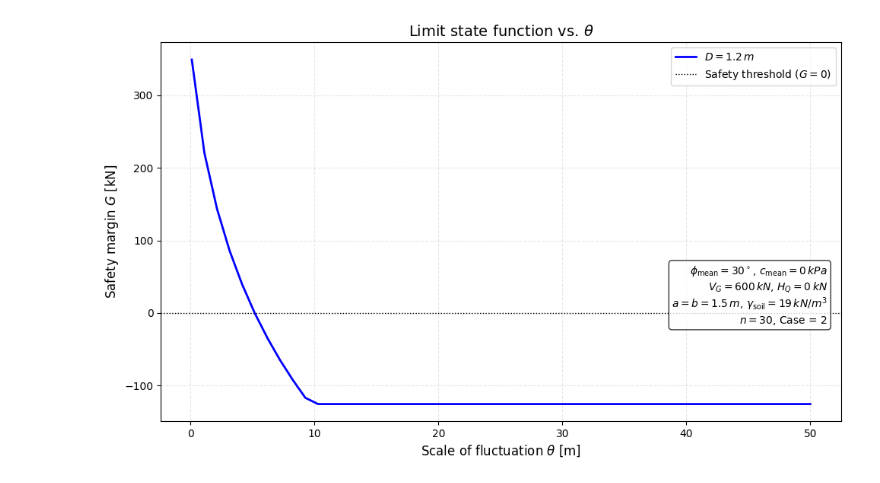
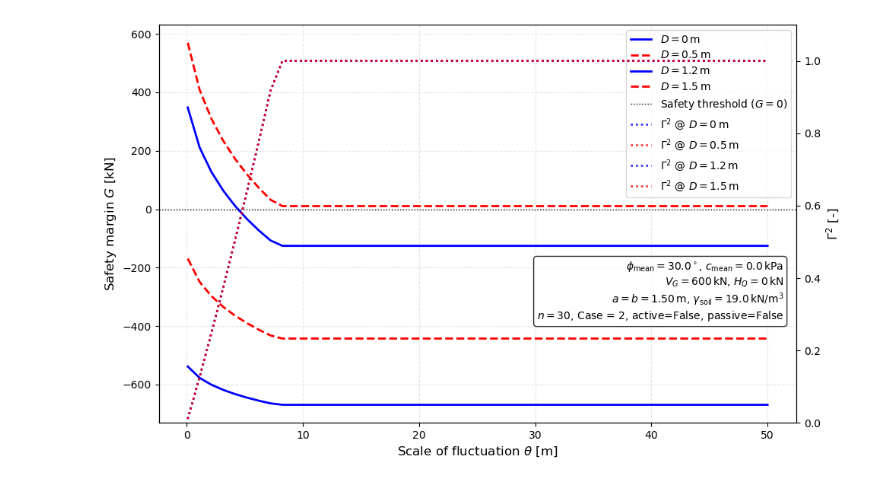
Before and after one commit to glorkcy/reliability_SOF, a Jupyter notebook: grundbruch_foundation.ipynb, the cells around one changed output. Saved outputs shown, nothing was run; the diff lists cells and outputs as text; code cells hidden in the pictures.

```diff
--- a/grundbruch_foundation.ipynb
+++ b/grundbruch_foundation.ipynb
@@ -319,44 +364,85 @@ delta_action_deg: 0.0
 # %%
-plt.figure(figsize=(10, 6))
+# ==========================================================
+# PLOTTING: G vs. θ (left axis) + Γ (right axis) for various D
+# ==========================================================
+fig, ax1 = plt.subplots(figsize=(10, 6))
+ax2 = ax1.twinx()  # secondary y-axis for Gamma
+
+# safe cycles in case colors/linestyles are shorter than D_values
+color_cycle = itertools.cycle(colors if colors else ["C0", "C1", "C2", "C3"])
+ls_cycle    = itertools.cycle(line_styles if line_styles else ["-", "--", ":", "-."])
+
+handles, labels = [], []
 
 # --- Loop over embedment depths ---
-for D, color, ls in zip(D_values, colors, line_styles):
+for D in D_values:
+    color = next(color_cycle)
+    ls    = next(ls_cycle)
+
     G_values = []
+    Gamma_values = []   # store Γ = sqrt(gamma_sq)
+
     for theta in theta_values:
-        # Run analysis
-        res =result(a, b, D, gamma_soil, phi_mean, c_mean, V_G, H_Q,
-           phi_cov, theta, c_cov, theta,
-           alpha_4017, beta_4017, Case, n,
-           use_active=False, use_passive=False)
-        G_values.append(res['G'])
+        sol = solve_gamma_phi_fixed_point(
+            a=a, b=b, D=D, gamma_soil=gamma_soil,
+            phi_mean=phi_mean, c_mean=c_mean, V_G=V_G, H_Q=H_Q,
+            phi_cov=phi_cov, phi_theta=float(theta),
+            alpha_4017=alpha_4017, beta_4017=beta_4017, Case=Case, n=n,
+            use_active=USE_ACTIVE, use_passive=USE_PASSIVE,
+            tol=1e-4, itmax=100
+        )
+        G_values.append(sol["G"])
+        Gamma_values.append(max(sol["gamma_sq"], 0.0))
 
-    # Plot the curve for this D
-    plt.plot(theta_values, G_values, color=color, linestyle=ls, linewidth=2,
-             label=rf'$D = {D}\,m$')
+    # Plot G (left axis)
+    hG, = ax1.plot(
+        theta_values, G_values,
+        color=color, linestyle=ls, linewidth=2,
+        label=rf"$D = {D}\,\mathrm{{m}}$"
+    )
+    handles.append(hG); labels.append(hG.get_label())
 
-# --- Formatting ---
-plt.axhline(y=0, color='k', linestyle=':', linewidth=1, label='Safety threshold ($G=0$)')
-plt.xlabel(r'Scale of fluctuation $\theta$ [m]', fontsize=12)
-plt.ylabel('Safety margin $G$ [kN]', fontsize=12)
-plt.title(r'Limit state function vs. $\theta$', fontsize=14)
-plt.grid(True, linestyle='--', alpha=0.3)
-plt.legend(loc='best')
+    # Plot Γ (right axis), same color but thinner/dotted
+    h2, = ax2.plot(
+        theta_values, Gamma_values,
+        color=color, linestyle=":", linewidth=1.8, alpha=0.9,
+        label=rf"$\Gamma^2$ @ $D={D}\,\mathrm{{m}}$"
+    )
+    handles.append(h2); labels.append(h2.get_label())
+
+# --- Formatting (axes, grid, legends) ---
+ax1.axhline(y=0, color="k", linestyle=":", linewidth=1, label=r"Safety threshold $(G=0)$")
+ax1.set_xlabel(r"Scale of fluctuation $\theta$ [m]", fontsize=12)
+ax1.set_ylabel(r"Safety margin $G$ [kN]", fontsize=12)
+ax2.set_ylabel(r"$\Gamma^2$ [-]", fontsize=12)
+ax2.set_ylim(0.0, 1.1)  # Γ is bounded in [0,1]
+ax1.grid(True, linestyle="--", alpha=0.3)
+
+# Combine legends from both axes
+h0, l0 = ax1.get_legend_handles_labels()
+h1, l1 = ax2.get_legend_handles_labels()
+leg = ax1.legend(h0 + h1, l0 + l1, loc="best")
 
 # --- Parameter box ---
 param_text = (
-    rf"$\phi_\mathrm{{mean}} = {phi_mean}^\circ$, $c_\mathrm{{mean}} = {c_mean}\,kPa$" + "\n" +
-    rf"$V_G = {V_G}\,kN$, $H_Q = {H_Q}\,kN$" + "\n" +
-    rf"$a = b = {a}\,m$, $\gamma_\mathrm{{soil}} = {gamma_soil}\,kN/m^3$" + "\n" +
-    rf"$n = {n}$, Case = {Case}"
+    rf"$\phi_\mathrm{{mean}} = {phi_mean:.1f}^\circ$, "
+    rf"$c_\mathrm{{mean}} = {c_mean:.1f}\,\mathrm{{kPa}}$" + "\n" +
+    rf"$V_G = {V_G:.0f}\,\mathrm{{kN}}$, $H_Q = {H_Q:.0f}\,\mathrm{{kN}}$" + "\n" +
+    rf"$b = {b:.2f}\,\mathrm{{m}}$, "
+    rf"$\gamma_\mathrm{{soil}} = {gamma_soil:.1f}\,\mathrm{{kN/m^3}}$" + "\n" +
+    rf"$n = {n}$, Case = {Case}, "
+    rf"active={bool(USE_ACTIVE)}, passive={bool(USE_PASSIVE)}"
 )
-plt.text(0.98, 0.25, param_text, transform=plt.gca().transAxes,
-         ha='right', va='bottom', fontsize=10,
-         bbox=dict(facecolor='white', alpha=0.8, boxstyle='round'))
+ax1.text(
+    0.98, 0.25, param_text, transform=ax1.transAxes,
+    ha="right", va="bottom", fontsize=10,
+    bbox=dict(facecolor="white", alpha=0.8, boxstyle="round")
+)
 
-plt.tight_layout()
+fig.tight_layout()
 plt.show()
 # %% [output]
-[figure, old version]
+[figure, new version]
 # %%
 # plt.figure(figsize=(10, 6))
 
```
Also changed, not shown: parts of 4 cells of this notebook.
